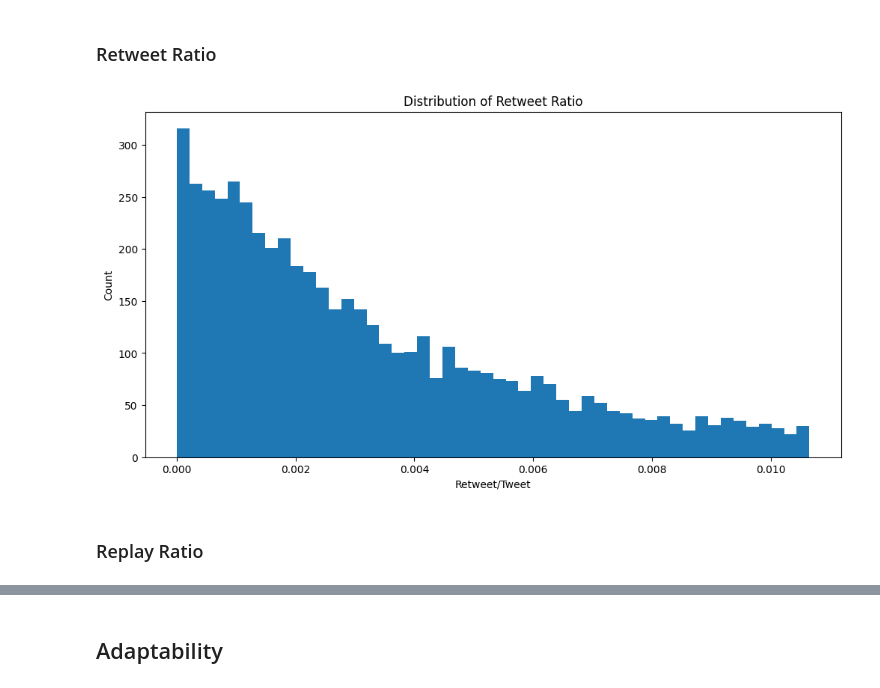
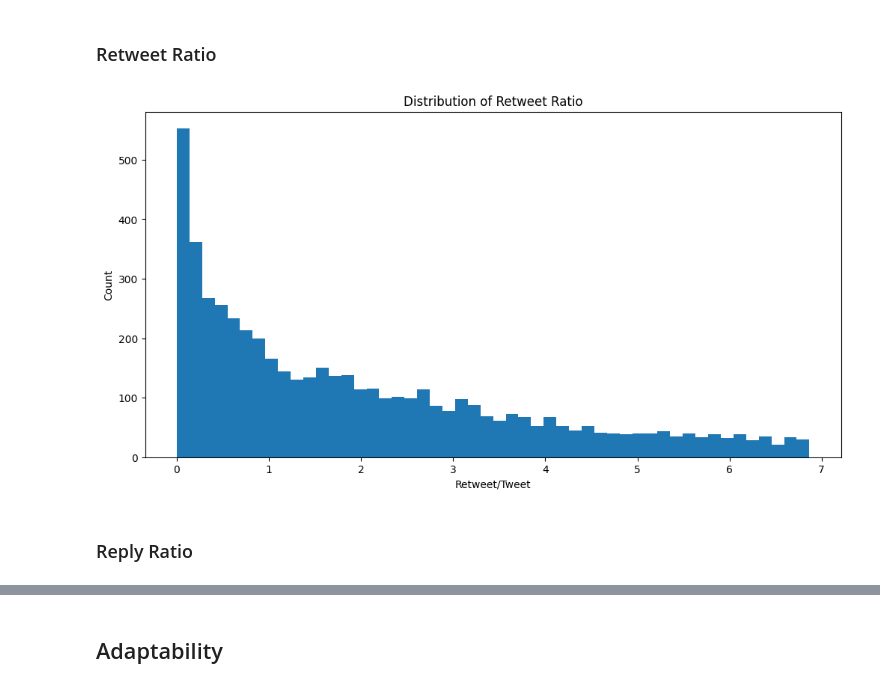
Before and after one commit to davisf20/characterization-of-user-misbehavior-in-online-social-media, a Jupyter notebook: notebooks/parametersTesting.ipynb, the cells around one changed output, grey strips where cells are left out. Drawn from its saved outputs; the diff is of its cells as text; code cells hidden in the pictures.

Commit message:
fix: Retweet Ratio and Reply Ratio, use denominator as only Tweet

```diff
--- a/notebooks/parametersTesting.ipynb
+++ b/notebooks/parametersTesting.ipynb
@@ -29,6 +32,8 @@ core_users_ids = pd.read_csv("../data/core_users.csv",
 # Filtra il dataframe per includere solo le righe in cui l'user_id è presente nella lista dei core users
 core_users = users[users["user_id"].isin(core_users_ids["user_id"])]
 # %%
+core_users_copy = core_users.copy()
+
 core_users.head()
 # activity.head()
 # tweets.head()
@@ -85,13 +85,11 @@ plt.show()
 # %% [markdown]
 ### Followers Ratio
 # %%
-core_users_credibility = core_users.copy()
-
-core_users_credibility['followers_ratio'] = core_users_credibility['nbr_followings'] / (core_users_credibility['nbr_followers']**2 + 1)
+core_users_copy['followers_ratio'] = core_users_copy['nbr_followings'] / (core_users_copy['nbr_followers']**2 + 1)
 
 plt.figure(figsize=(12, 6))
 
-plt.hist(core_users_credibility['followers_ratio'].dropna(), bins=50, range=(0, core_users_credibility['followers_ratio'].quantile(0.85)))
+plt.hist(core_users_copy['followers_ratio'].dropna(), bins=50, range=(0, core_users_copy['followers_ratio'].quantile(0.85)))
 plt.xlabel('Followings/Followers^2 Ratio')
 plt.ylabel('Count')
 plt.title('Distribution of Followers Ratio')
@@ -132,21 +129,20 @@ See the caveats in the documentation: https://pandas.pydata.org/pandas-docs/stab
 ### Tweet Ratio
 # %%
 core_users['created_at'] = pd.to_datetime(core_users['created_at'])
-core_users_credibility = core_users.copy()
 
 # Tweet più recente
 current_date = tweets['created_at'].max()
 
 # Controllo che siano tutti tz-naive o tz-aware
-core_users_credibility['created_at'] = pd.to_datetime(core_users_credibility['created_at']).dt.tz_localize(None)
-current_date = current_date.tz_localize(None)
+# core_users_credibility['created_at'] = pd.to_datetime(core_users_credibility['created_at']).dt.tz_localize(None)
+# current_date = current_date.tz_localize(None)
 
-core_users_credibility['age'] = (current_date - core_users['created_at']).dt.days
-core_users_credibility['tweet_ratio'] = core_users_credibility['nbr_tweets'] / (core_users_credibility['age'])
+core_users_copy['age'] = (current_date - core_users['created_at']).dt.days
+core_users_copy['tweet_ratio'] = core_users_copy['nbr_tweets'] / (core_users_copy['age'])
 
 plt.figure(figsize=(12, 6))
 
-plt.hist(core_users_credibility['tweet_ratio'].replace([np.inf, -np.inf], np.nan).dropna(), bins=50, range=(0, core_users_credibility['tweet_ratio'].quantile(0.90)))
+plt.hist(core_users_copy['tweet_ratio'].replace([np.inf, -np.inf], np.nan).dropna(), bins=50, range=(0, core_users_copy['tweet_ratio'].quantile(0.90)))
 plt.xlabel('Tweet/Age')
 plt.ylabel('Count')
 plt.title('Distribution of Tweet Ratio')
@@ -163,44 +159,43 @@ See the caveats in the documentation: https://pandas.pydata.org/pandas-docs/stab
 # %% [markdown]
 ### Retweet Ratio
 # %%
-core_users_initiative = core_users.copy()
-
 # Numero di retweets effettuato da ogni utente
 
-# Filtra i tweet che sono retweets
-retweets = tweets[tweets['is_retweet']==1]
-# Filtra retweets da core_user
-core_users_retweets = retweets[retweets['user_id'].isin(core_users_initiative['user_id'])]
-# Conteggio numero retweets per ogni core_user
-retweets_count = core_users_retweets['user_id'].value_counts()
+# Filtra i tweet da core_user
+core_users_tweets = tweets[tweets['user_id'].isin(core_users_copy['user_id'])]
+
+# Calcola il numero di retweets per ogni utente
+retweets_count = core_users_tweets[core_users_tweets['is_retweet'] == 1]['user_id'].value_counts()
+
+# Calcola il numero di tweets originali per ogni utente
+original_tweets_count = core_users_tweets[core_users_tweets['is_retweet'] == 0]['user_id'].value_counts()
 
 
-# Numero di volte che i tweet di ogni utente sono stati ritwittati
+# Trasformazione retweets_count e original_tweets_count in un DataFrame
+retweets_count_df = retweets_count.reset_index()
+original_tweets_count_df = original_tweets_count.reset_index()
 
-# # Filtra retweets dei core_user
-# core_user_tweets = tweets[tweets['user_id'].isin(core_users['user_id'])]
-# # Calcolo del numero totale di retweets per ogni core_user
-# retweets_received_count = core_user_tweets.groupby('user_id')['retweet_count'].sum()
+# Rinomina delle colonne
+retweets_count_df.columns = ['user_id', 'retweets_count']
+original_tweets_count_df.columns = ['user_id', 'nbr_original_tweets']
+
+# Unione retweets_count_df con original_tweets_count_df
+user_tweets_df = pd.merge(retweets_count_df, original_tweets_count_df, on='user_id', how='outer')
+# Unione user_tweets_df con core_users
+core_users_copy = pd.merge(core_users_copy, user_tweets_df, on='user_id', how='left')
 
 
-# Trasformazione retweets_count in un DataFrame
-retweets_count_df = retweets_count.reset_index()
-# Rinomina delle colonne
-retweets_count_df.columns = ['user_id', 'retweets_count']
-# Unione retweets_count_df con core_users
-core_users_initiative = pd.merge(core_users_initiative, retweets_count_df, on='user_id', how='left')
-
-core_users_initiative['retweet_ratio'] = core_users_initiative['retweets_count'] / (core_users_initiative['nbr_tweets'])
+core_users_copy['retweet_ratio'] = core_users_copy['retweets_count'] / (core_users_copy['nbr_original_tweets'])
 
 plt.figure(figsize=(12, 6))
 
-plt.hist(core_users_initiative['retweet_ratio'].dropna(), bins=50, range=(0, core_users_initiative['retweet_ratio'].quantile(0.85)))
+plt.hist(core_users_copy['retweet_ratio'].dropna(), bins=50, range=(0, core_users_copy['retweet_ratio'].quantile(0.85)))
 plt.xlabel('Retweet/Tweet')
 plt.ylabel('Count')
 plt.title('Distribution of Retweet Ratio')
 plt.show()
 # %% [output]
-[figure, old version]
+[figure, new version]
 # %% [markdown]
-### Replay Ratio
+### Reply Ratio
 # %%
```
Also changed, not shown: parts of 12 cells of this notebook.
